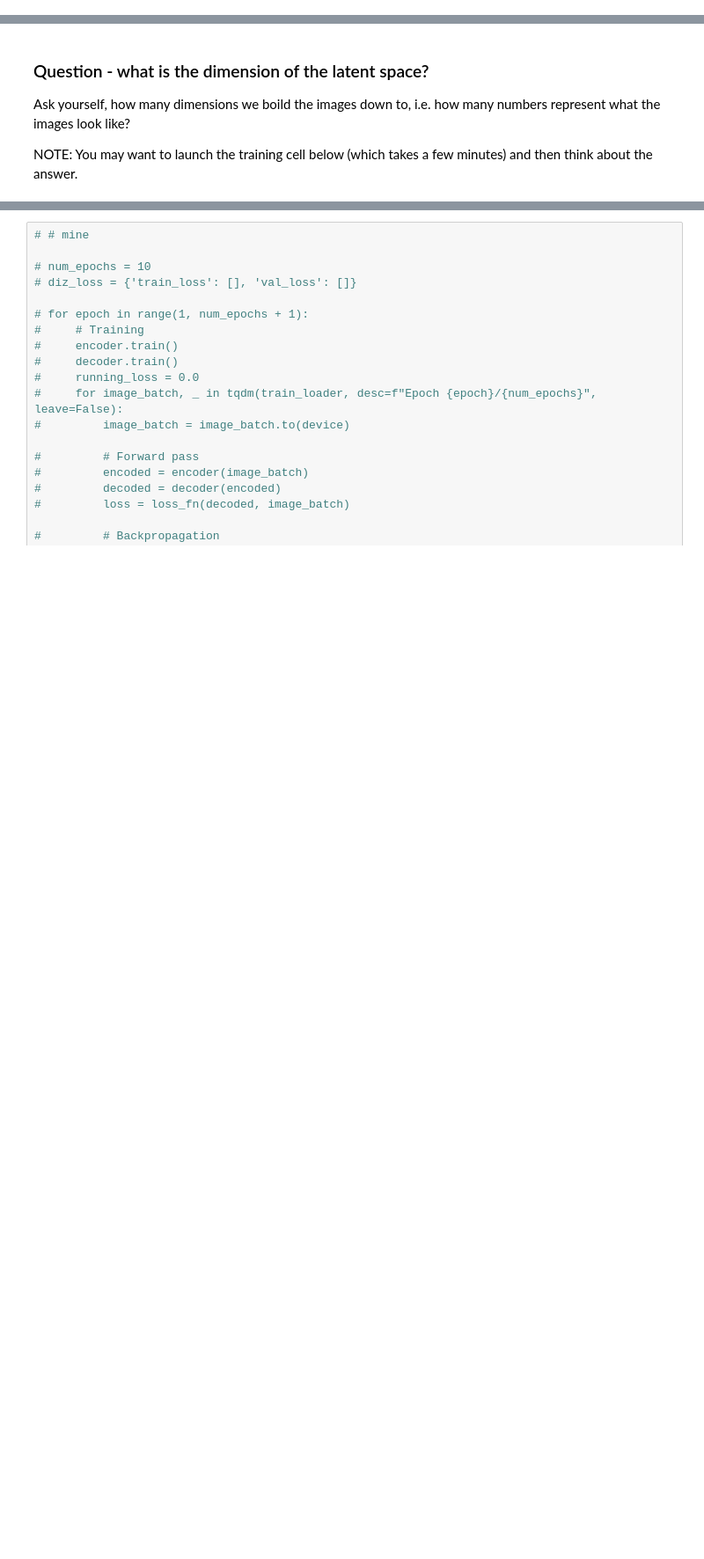
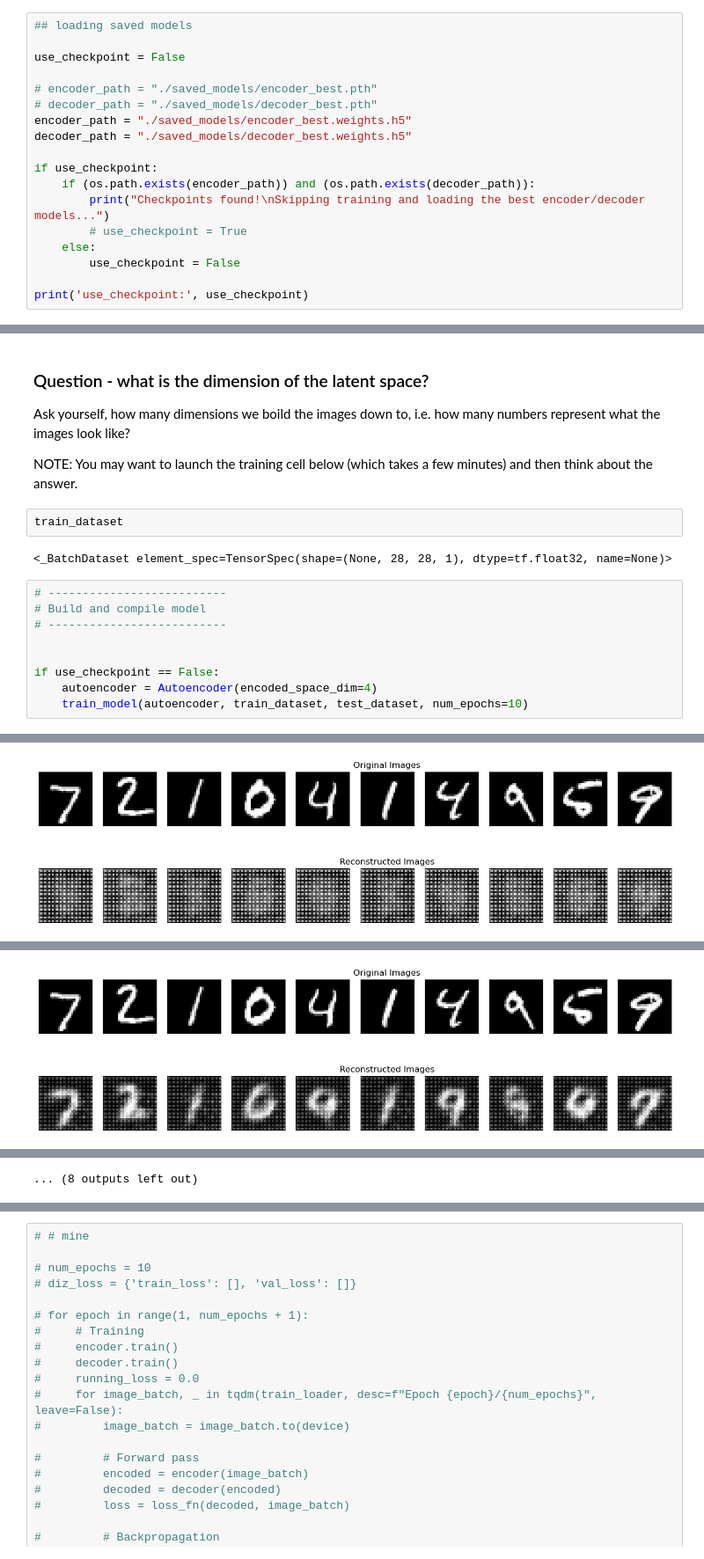
Before and after one commit to DracoArgenteus/AppliedML2025, a Jupyter notebook: Week4/AutoEncoder_MNISTdata.ipynb, the cells around one changed output, grey strips where cells are left out. Shown at 88% size. Saved outputs shown, nothing was run; the diff lists cells and outputs as text; blank space fills up the shorter version.

```diff
--- a/Week4/AutoEncoder_MNISTdata.ipynb
+++ b/Week4/AutoEncoder_MNISTdata.ipynb
@@ -46 +50,19 @@ import os
 from tqdm import tqdm
+# %%
+## loading saved models
+
+use_checkpoint = False
+
+# encoder_path = "./saved_models/encoder_best.pth"
+# decoder_path = "./saved_models/decoder_best.pth"
+encoder_path = "./saved_models/encoder_best.weights.h5"
+decoder_path = "./saved_models/decoder_best.weights.h5"
+
+if use_checkpoint:
+    if (os.path.exists(encoder_path)) and (os.path.exists(decoder_path)):
+        print("Checkpoints found!\nSkipping training and loading the best encoder/decoder models...")
+        # use_checkpoint = True
+    else:
+        use_checkpoint = False
+
+print('use_checkpoint:', use_checkpoint)
@@ -385,3 +631,17 @@ def plot_ae_outputs(encoder, decoder, dataset, device, n=10):
 Ask yourself, how many dimensions we boild the images down to, i.e. how many numbers represent what the images look like?
 
 NOTE: You may want to launch the training cell below (which takes a few minutes) and then think about the answer.
+# %%
+train_dataset
+# %% [output]
+<_BatchDataset element_spec=TensorSpec(shape=(None, 28, 28, 1), dtype=tf.float32, name=None)>
+# %%
+# --------------------------
+# Build and compile model
+# --------------------------
+
+
+if use_checkpoint == False:
+    autoencoder = Autoencoder(encoded_space_dim=4)
+    train_model(autoencoder, train_dataset, test_dataset, num_epochs=10)
+# %% [output]
@@ -387,0 +649 @@ NOTE: You may want to launch the training cell below (which takes a few minutes)
+[figure, added]
@@ -387,0 +651 @@ NOTE: You may want to launch the training cell below (which takes a few minutes)
+[figure, added]
@@ -387,0 +660 @@ NOTE: You may want to launch the training cell below (which takes a few minutes)
+... (8 outputs left out)
```
Also changed, not shown: parts of 25 cells of this notebook.
